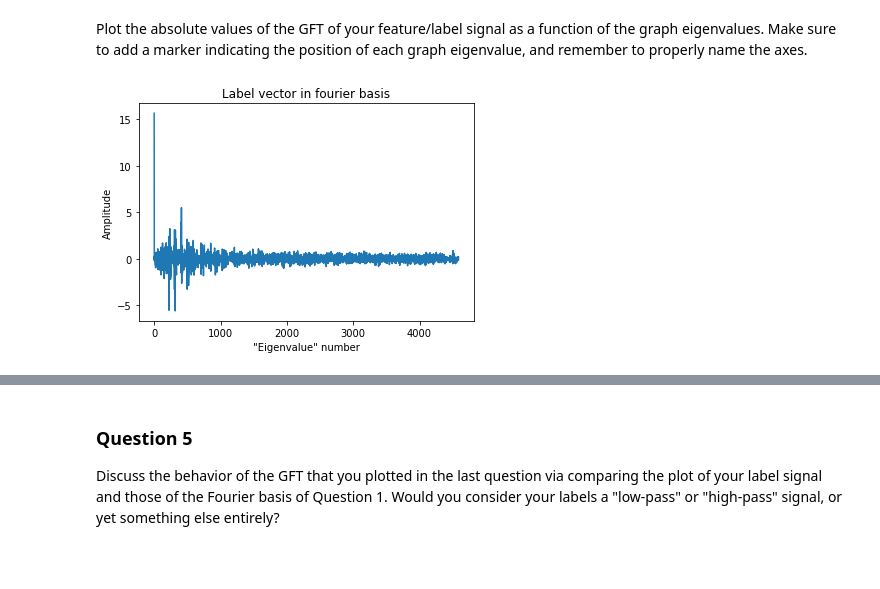
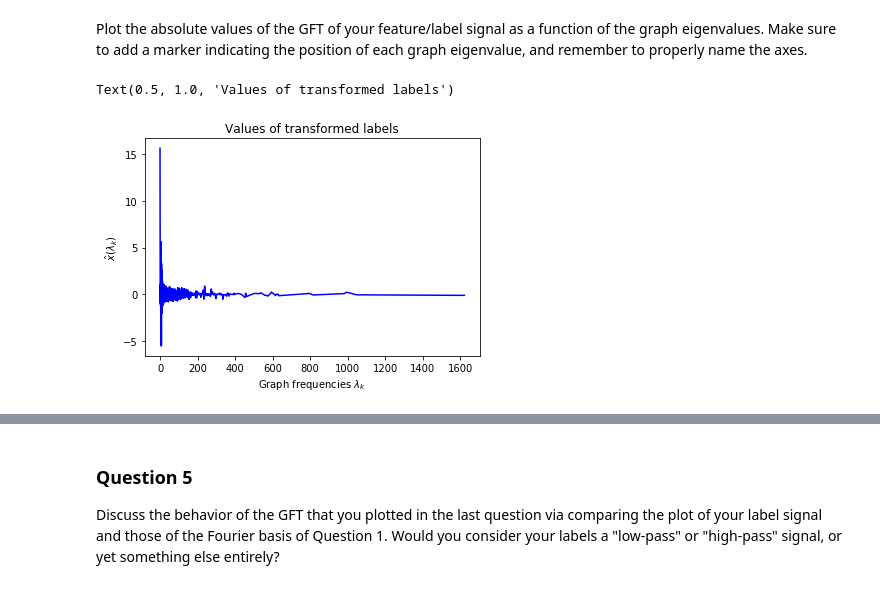
Before and after one commit to isabelaconstantin/wikinet, a Jupyter notebook: milestone4/4_graph_signal_processing.ipynb, the cells around one changed output, grey strips where cells are left out. Saved outputs shown, nothing was run; the diff lists cells and outputs as text; code cells hidden in the pictures; blank space fills up the shorter version.

```diff
--- a/milestone4/4_graph_signal_processing.ipynb
+++ b/milestone4/4_graph_signal_processing.ipynb
@@ -272,10 +272,13 @@ plot_graph(graph, coords, labels);
 [figure]
 # %% [markdown]
 Plot the absolute values of the GFT of your feature/label signal as a function of the graph eigenvalues. Make sure to add a marker indicating the position of each graph eigenvalue, and remember to properly name the axes.
-# %%
-plt.plot(GFT(labels))
-plt.title('Label vector in fourier basis')
-plt.xlabel('"Eigenvalue" number')
-plt.ylabel('Amplitude');
-# %% [output]
-[figure, removed]
+# %%
+fig = plt.figure()
+ax = plt.gca()
+ax.plot(e,GFT(labels), c='blue', markeredgecolor='none')
+plt.xlabel('Graph frequencies $\lambda_k$')
+plt.ylabel('$\^x(\lambda_k)$')
+plt.title('Values of transformed labels')
+# %% [output]
+Text(0.5, 1.0, 'Values of transformed labels')
+[figure, added]
```
Also changed, not shown: parts of 25 cells of this notebook.
